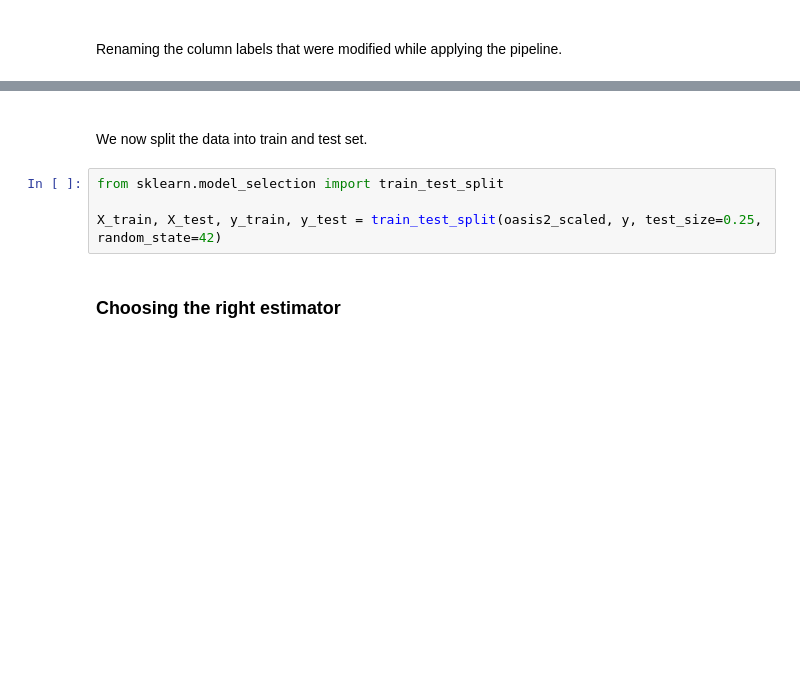
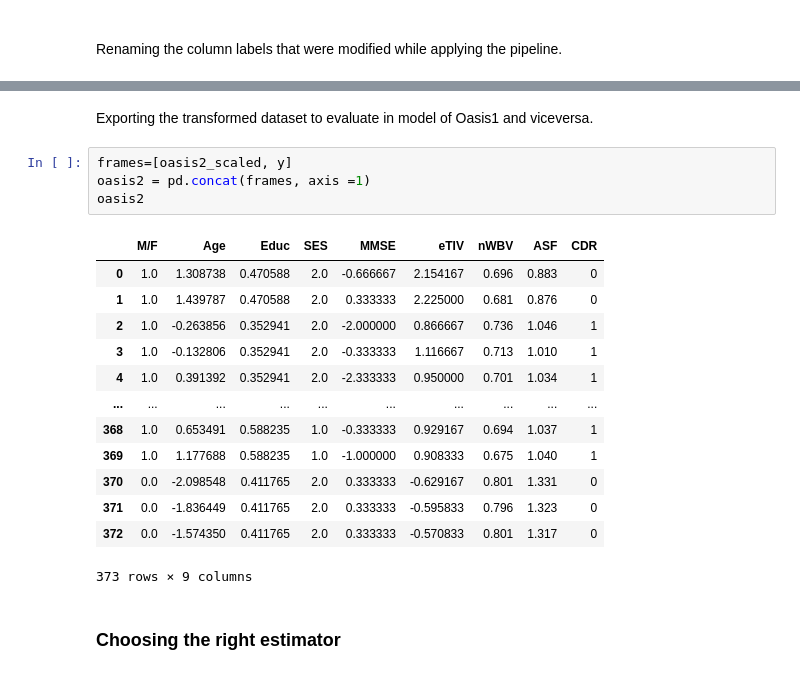
Before and after one commit to mkvph0ch/memobrain, a Jupyter notebook: notebooks/OAS2_prep.ipynb, the cells around one changed output, grey strips where cells are left out. Cells and saved outputs as stored; diff of their text form; blank space fills up the shorter version.

```diff
--- a/notebooks/OAS2_prep.ipynb
+++ b/notebooks/OAS2_prep.ipynb
@@ -195,10 +186,23 @@ oasis2_scaled
-# %% [markdown]
-\
-We now split the data into train and test set.
-# %%
-from sklearn.model_selection import train_test_split
-
-X_train, X_test, y_train, y_test = train_test_split(oasis2_scaled, y, test_size=0.25, random_state=42)
+# %% [markdown]
+Exporting the transformed dataset to evaluate in model of Oasis1 and viceversa.
+# %%
+frames=[oasis2_scaled, y]
+oasis2 = pd.concat(frames, axis =1)
+oasis2
+# %% [output]
+|  | M/F | Age | Educ | SES | MMSE | eTIV | nWBV | ASF | CDR |
+| 0 | 1.0 | 1.308738 | 0.470588 | 2.0 | -0.666667 | 2.154167 | 0.696 | 0.883 | 0 |
+| 1 | 1.0 | 1.439787 | 0.470588 | 2.0 | 0.333333 | 2.225000 | 0.681 | 0.876 | 0 |
+| 2 | 1.0 | -0.263856 | 0.352941 | 2.0 | -2.000000 | 0.866667 | 0.736 | 1.046 | 1 |
+| 3 | 1.0 | -0.132806 | 0.352941 | 2.0 | -0.333333 | 1.116667 | 0.713 | 1.010 | 1 |
+| 4 | 1.0 | 0.391392 | 0.352941 | 2.0 | -2.333333 | 0.950000 | 0.701 | 1.034 | 1 |
+| ... | ... | ... | ... | ... | ... | ... | ... | ... | ... |
+| 368 | 1.0 | 0.653491 | 0.588235 | 1.0 | -0.333333 | 0.929167 | 0.694 | 1.037 | 1 |
+| 369 | 1.0 | 1.177688 | 0.588235 | 1.0 | -1.000000 | 0.908333 | 0.675 | 1.040 | 1 |
+| 370 | 0.0 | -2.098548 | 0.411765 | 2.0 | 0.333333 | -0.629167 | 0.801 | 1.331 | 0 |
+| 371 | 0.0 | -1.836449 | 0.411765 | 2.0 | 0.333333 | -0.595833 | 0.796 | 1.323 | 0 |
+| 372 | 0.0 | -1.574350 | 0.411765 | 2.0 | 0.333333 | -0.570833 | 0.801 | 1.317 | 0 |
+373 rows × 9 columns
 # %% [markdown]
 ### Choosing the right estimator
 # %% [markdown]
```
Also changed, not shown: parts of 69 cells of this notebook.
